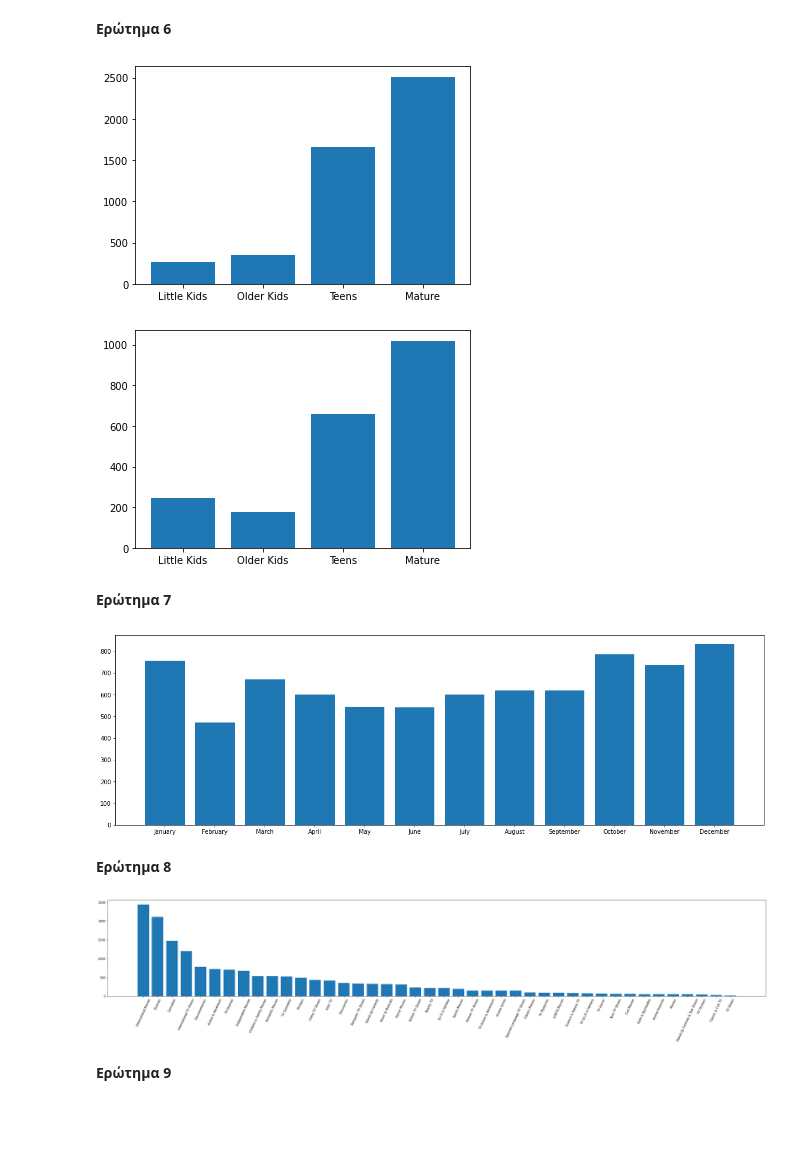
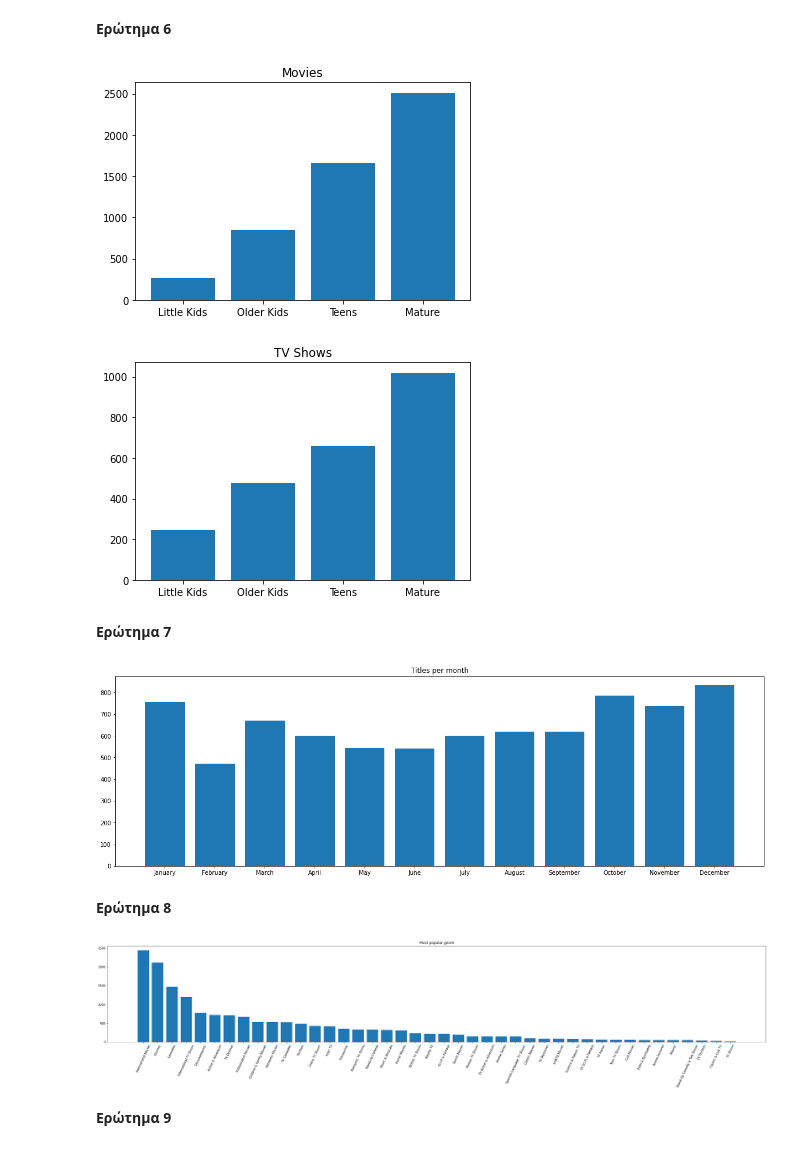
Before and after one commit to d-maniatakos/data-mining-assignment1, a Jupyter notebook: data_mining_assignment1.ipynb, the cells around one changed output. Cells and saved outputs as stored; diff of their text form; code cells hidden in the pictures; blank space fills up the shorter version.

```diff
--- a/data_mining_assignment1.ipynb
+++ b/data_mining_assignment1.ipynb
@@ -5,9 +5,7 @@ import pandas as pd
 import matplotlib.pyplot as plt
 from matplotlib.pyplot import figure
 
-raw_netflix_data = pd.read_csv("netflix_titles.csv")
-#netflix_data = raw_netflix_data.dropna()
-netflix_data = raw_netflix_data
+netflix_data = pd.read_csv("netflix_titles.csv")
 netflix_data.head(10)
 # %% [output]
 |  | show_id | type | title | director | cast | country | date_added | release_year | rating | duration | ... |
@@ -196,35 +195,35 @@ plot_most_popular_actors_per_coutry(netflix_data, 'India', 10)
 # %%
 import matplotlib.pyplot as plt
 
-def plot_age_groups(df):
-  little_kids = df[(df['rating']=='G') |
-                            (df['rating']=='TV-Y') |
-                            (df['rating']=='TV-G')]
+def plot_age_groups(df,title):
+  little_kids = df[(df['rating']=='G')       |
+                   (df['rating']=='TV-Y')    |
+                   (df['rating']=='TV-G')]
 
-  older_kids = df[(df['rating']=='PG') |
-                            (df['rating']=='TV-Y7') |
-                            (df['rating']=='TV-Y7-FV') |
-                            (df['rating']=='TV-Y7-PG')]
+  older_kids = df[(df['rating']=='PG')       |
+                  (df['rating']=='TV-Y7')    |
+                  (df['rating']=='TV-Y7-FV') |
+                  (df['rating']=='TV-PG')]
 
-  teens = df[(df['rating']=='PG-13') |
-                            (df['rating']=='TV-14')]
+  teens = df[(df['rating']=='PG-13')         |
+             (df['rating']=='TV-14')]
 
-  mature = df[(df['rating']=='R') |
-                        (df['rating']=='NC-17') |
-                        (df['rating']=='TV-MA')]
+  mature = df[(df['rating']=='R')            |
+              (df['rating']=='NC-17')        |
+              (df['rating']=='TV-MA')]
 
   labels = ['Little Kids', 'Older Kids', 'Teens', 'Mature']
   values = [little_kids.shape[0] - 1, older_kids.shape[0] - 1, teens.shape[0] - 1, mature.shape[0] - 1]
 
-
+  plt.title(title)
   plt.bar(labels,values)
   plt.show()
 
-plot_age_groups(netflix_data[netflix_data['type'] == 'Movie'])
-plot_age_groups(netflix_data[netflix_data['type'] == 'TV Show'])
+plot_age_groups(netflix_data[netflix_data['type'] == 'Movie'],'Movies')
+plot_age_groups(netflix_data[netflix_data['type'] == 'TV Show'],'TV Shows')
 # %% [output]
-[figure, old version]
+[figure, new version]
-[figure, old version]
+[figure, new version]
 # %% [markdown]
 **Ερώτημα 7**
 # %%
@@ -236,12 +235,13 @@ def plot_month_popularity(df):
   for month in months:
     month_count.append(a.get(month))
   figure(figsize=(20, 6))
+  plt.title('Titles per month')
   plt.bar(months, month_count)
   plt.show()
 
 plot_month_popularity(netflix_data)
 # %% [output]
-[figure, old version]
+[figure, new version]
 # %% [markdown]
 **Ερώτημα 8**
 # %%
@@ -256,13 +256,14 @@ def plot_categories(df):
   categories,categories_count = list(zip(*zipped))
 
   figure(figsize=(40, 6))
+  plt.title('Most popular genre')
   plt.bar(categories, categories_count)
   plt.xticks(rotation=65)
   plt.show()
 
 plot_categories(netflix_data)
 # %% [output]
-[figure, old version]
+[figure, new version]
 # %% [markdown]
 **Ερώτημα 9**
 # %%
```
Also changed, not shown: parts of 6 cells of this notebook.
